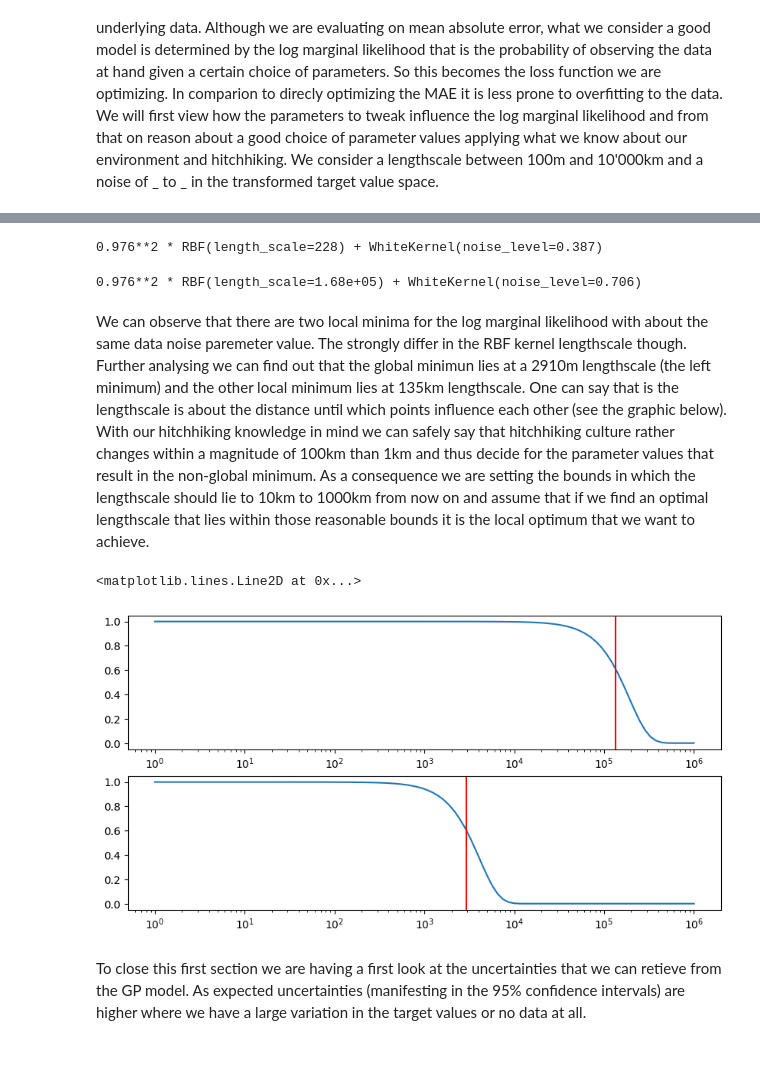
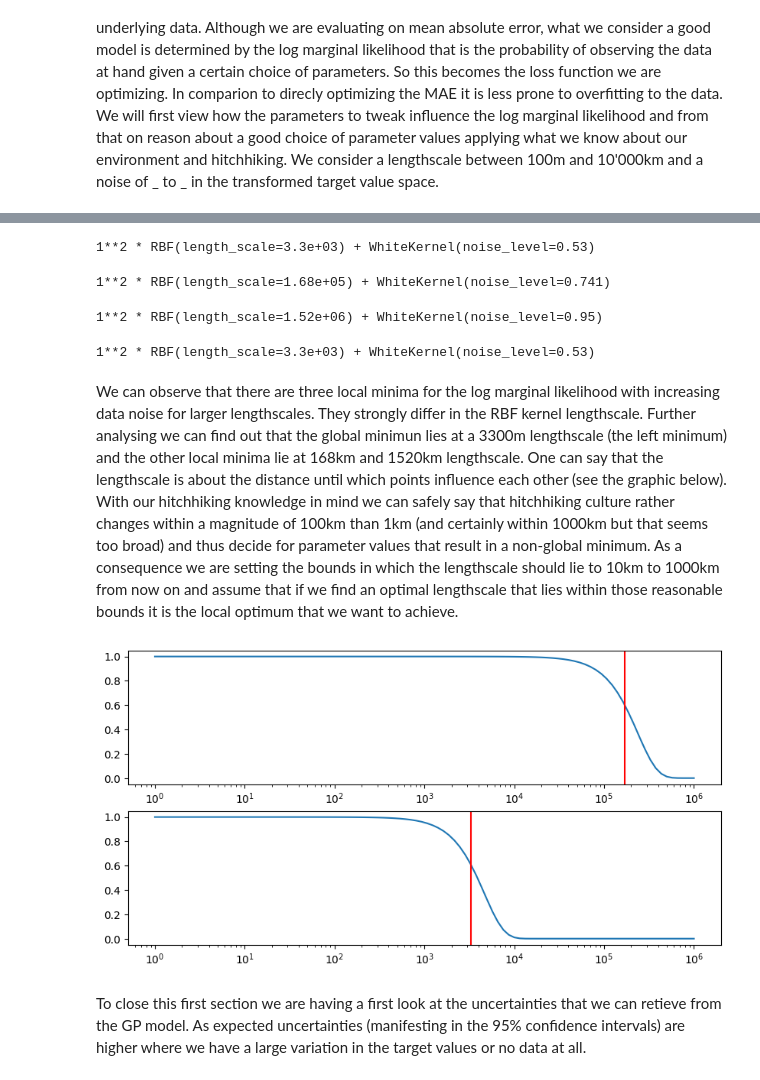
Before and after one commit to Hitchwiki/hitchmap-data, a Jupyter notebook: visualization/predictors/heatchmap.ipynb, the cells around one changed output, grey strips where cells are left out. Drawn from its saved outputs; the diff is of its cells as text; code cells hidden in the pictures.

```diff
--- a/visualization/predictors/heatchmap.ipynb
+++ b/visualization/predictors/heatchmap.ipynb
@@ -245,42 +186,61 @@ plt.show()
 # %%
-kernel = ConstantKernel(constant_value=sigma**2, constant_value_bounds="fixed") * RBF(
-    length_scale_bounds=(1e2, 1e4)
+# local optimum
+kernel = ConstantKernel(constant_value=1.0**2, constant_value_bounds="fixed") * RBF(
+    length_scale_bounds=(1e3, 1e4)
 ) + WhiteKernel(noise_level_bounds=(1e-1, 1e1))
 
-get_optimized_gp(kernel, X, y).kernel_
+get_optimized_gpr(kernel, X, y).regressor_.kernel_
 # %% [output]
-0.976**2 * RBF(length_scale=228) + WhiteKernel(noise_level=0.387)
+1**2 * RBF(length_scale=3.3e+03) + WhiteKernel(noise_level=0.53)
 # %%
-kernel = ConstantKernel(constant_value=sigma**2, constant_value_bounds="fixed") * RBF(
+# local optimum
+kernel = ConstantKernel(constant_value=1.0**2, constant_value_bounds="fixed") * RBF(
     length_scale_bounds=(1e4, 1e6)
 ) + WhiteKernel(noise_level_bounds=(1e-1, 1e1))
 
-get_optimized_gp(kernel, X, y).kernel_
+get_optimized_gpr(kernel, X, y).regressor_.kernel_
 # %% [output]
-0.976**2 * RBF(length_scale=1.68e+05) + WhiteKernel(noise_level=0.706)
+1**2 * RBF(length_scale=1.68e+05) + WhiteKernel(noise_level=0.741)
+# %%
+# local optimum
+kernel = ConstantKernel(constant_value=1.0**2, constant_value_bounds="fixed") * RBF(
+    length_scale_bounds=(1e6, 1e7)
+) + WhiteKernel(noise_level_bounds=(1e-1, 1e1))
+
+get_optimized_gpr(kernel, X, y).regressor_.kernel_
+# %% [output]
+1**2 * RBF(length_scale=1.52e+06) + WhiteKernel(noise_level=0.95)
+# %%
+# global optimum
+kernel = ConstantKernel(constant_value=1.0**2, constant_value_bounds="fixed") * RBF(
+    length_scale_bounds=(1e3, 1e7)
+) + WhiteKernel(noise_level_bounds=(1e-1, 1e1))
+
+get_optimized_gpr(kernel, X, y).regressor_.kernel_
+# %% [output]
+1**2 * RBF(length_scale=3.3e+03) + WhiteKernel(noise_level=0.53)
 # %% [markdown]
-We can observe that there are two local minima for the log marginal likelihood with about the same data noise paremeter value. The strongly differ in the RBF kernel lengthscale though. Further analysing we can find out that the global minimun lies at a 2910m lengthscale (the left minimum) and the other local minimum lies at 135km lengthscale. One can say that is the lengthscale is about the distance until which points influence each other (see the graphic below). With our hitchhiking knowledge in mind we can safely say that hitchhiking culture rather changes within a magnitude of 100km than 1km and thus decide for the parameter values that result in the non-global minimum. As a consequence we are setting the bounds in which the lengthscale should lie to 10km to 1000km from now on and assume that if we find an optimal lengthscale that lies within those reasonable bounds it is the local optimum that we want to achieve.
+We can observe that there are three local minima for the log marginal likelihood with increasing data noise for larger lengthscales. They strongly differ in the RBF kernel lengthscale. Further analysing we can find out that the global minimun lies at a 3300m lengthscale (the left minimum) and the other local minima lie at 168km and 1520km lengthscale. One can say that the lengthscale is about the distance until which points influence each other (see the graphic below). With our hitchhiking knowledge in mind we can safely say that hitchhiking culture rather changes within a magnitude of 100km than 1km (and certainly within 1000km but that seems too broad) and thus decide for parameter values that result in a non-global minimum. As a consequence we are setting the bounds in which the lengthscale should lie to 10km to 1000km from now on and assume that if we find an optimal lengthscale that lies within those reasonable bounds it is the local optimum that we want to achieve.
 # %%
 def rbf(x, l, s=1.0):
     return s * np.exp(-0.5 * (x**2 / l**2))
 # %%
 X = np.logspace(0, 6, 100)
 
 fig, (ax1, ax2) = plt.subplots(2, figsize=(10, 5))
 
-lengthscale = 1.35e5
+lengthscale = 1.68e5
 ax1.plot(X, rbf(X, lengthscale, 1.0))
 ax1.set_xscale("log")
 ax1.axvline(x=lengthscale, color='red')
 
-lengthscale = 2.91e3
+lengthscale = 3.3e3
 ax2.plot(X, rbf(X, lengthscale, 1.0))
 ax2.set_xscale("log")
 ax2.axvline(x=lengthscale, color='red')
 plt.show()
 # %% [output]
-<matplotlib.lines.Line2D at 0x...>
-[figure, old version]
+[figure, new version]
 # %% [markdown]
 To close this first section we are having a first look at the uncertainties that we can retieve from the GP model. As expected uncertainties (manifesting in the 95% confidence intervals) are higher where we have a large variation in the target values or no data at all.
 # %%
```
Also changed, not shown: parts of 24 cells of this notebook, 7 other files.
